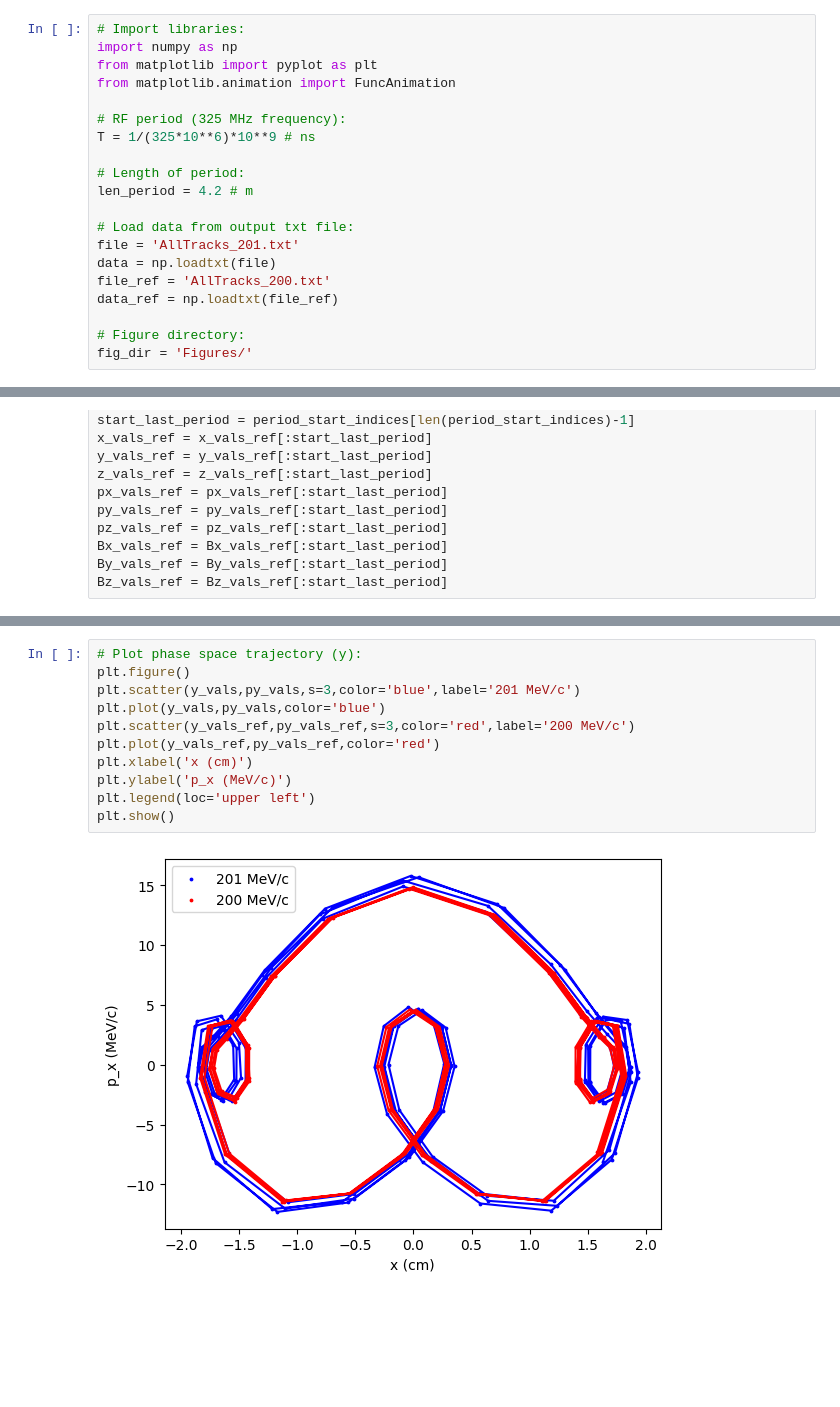
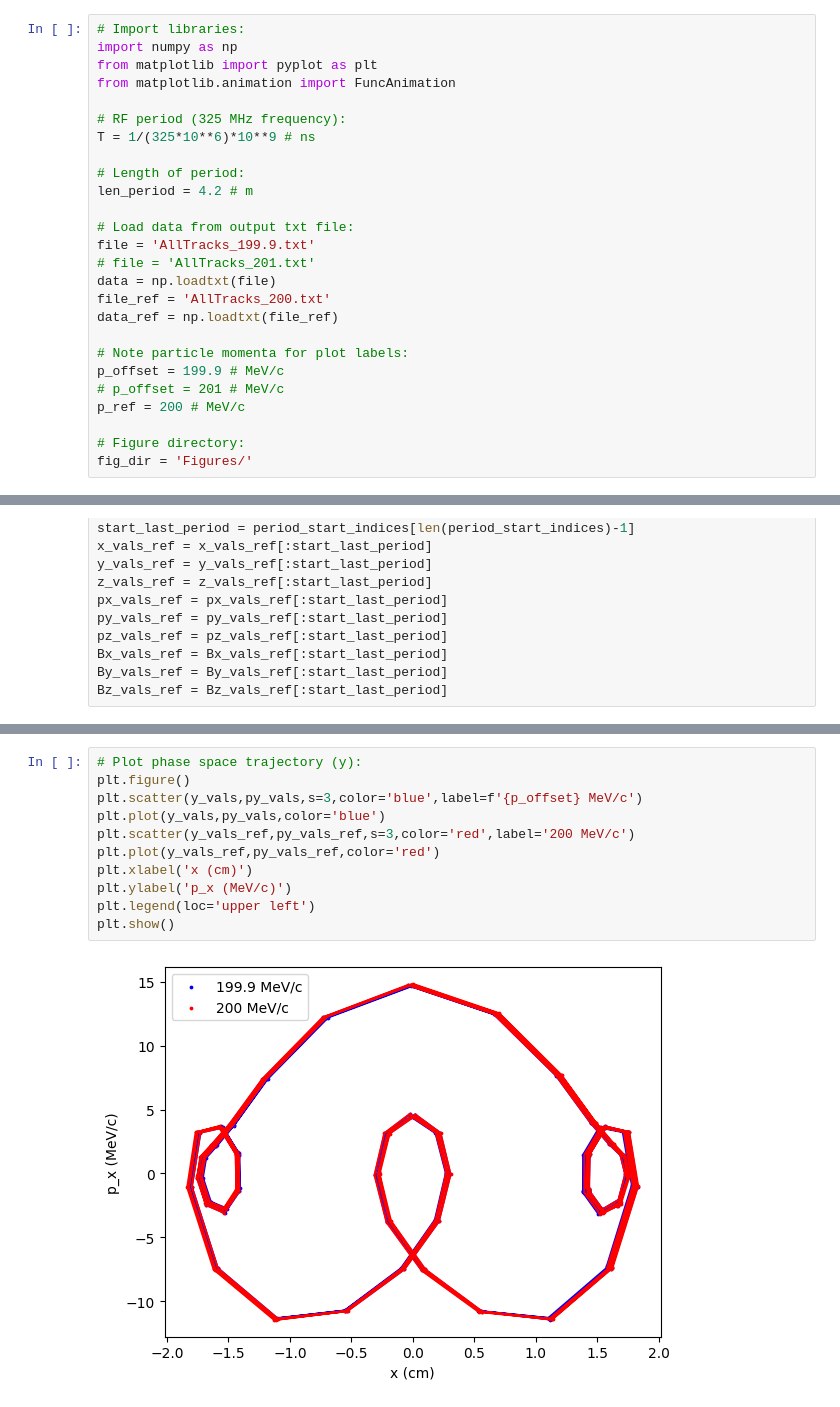
Before and after one commit to criggall/muon-cooling, a Jupyter notebook: Simplified-HFOFO/plot-compare-particles.ipynb, the cells around one changed output, grey strips where cells are left out. Saved outputs shown, nothing was run; the diff lists cells and outputs as text; blank space fills up the shorter version.

Commit message:
Investigating particle with offset momentum

```diff
--- a/Simplified-HFOFO/plot-compare-particles.ipynb
+++ b/Simplified-HFOFO/plot-compare-particles.ipynb
@@ -11,11 +11,17 @@ T = 1/(325*10**6)*10**9 # ns
 len_period = 4.2 # m
 
 # Load data from output txt file:
-file = 'AllTracks_201.txt'
+file = 'AllTracks_199.9.txt'
+# file = 'AllTracks_201.txt'
 data = np.loadtxt(file)
 file_ref = 'AllTracks_200.txt'
 data_ref = np.loadtxt(file_ref)
 
+# Note particle momenta for plot labels:
+p_offset = 199.9 # MeV/c
+# p_offset = 201 # MeV/c
+p_ref = 200 # MeV/c
+
 # Figure directory:
 fig_dir = 'Figures/'
 # %%
@@ -125,16 +131,16 @@ plt.show()
 # %%
 # Plot phase space trajectory (y):
 plt.figure()
-plt.scatter(y_vals,py_vals,s=3,color='blue',label='201 MeV/c')
+plt.scatter(y_vals,py_vals,s=3,color='blue',label=f'{p_offset} MeV/c')
 plt.plot(y_vals,py_vals,color='blue')
 plt.scatter(y_vals_ref,py_vals_ref,s=3,color='red',label='200 MeV/c')
 plt.plot(y_vals_ref,py_vals_ref,color='red')
 plt.xlabel('x (cm)')
 plt.ylabel('p_x (MeV/c)')
 plt.legend(loc='upper left')
 plt.show()
 # %% [output]
-[figure, old version]
+[figure, new version]
 # %%
 # Plot angular momentum:
 # %matplotlib widget
```
Also changed, not shown: parts of 13 cells of this notebook, 9 other files.
